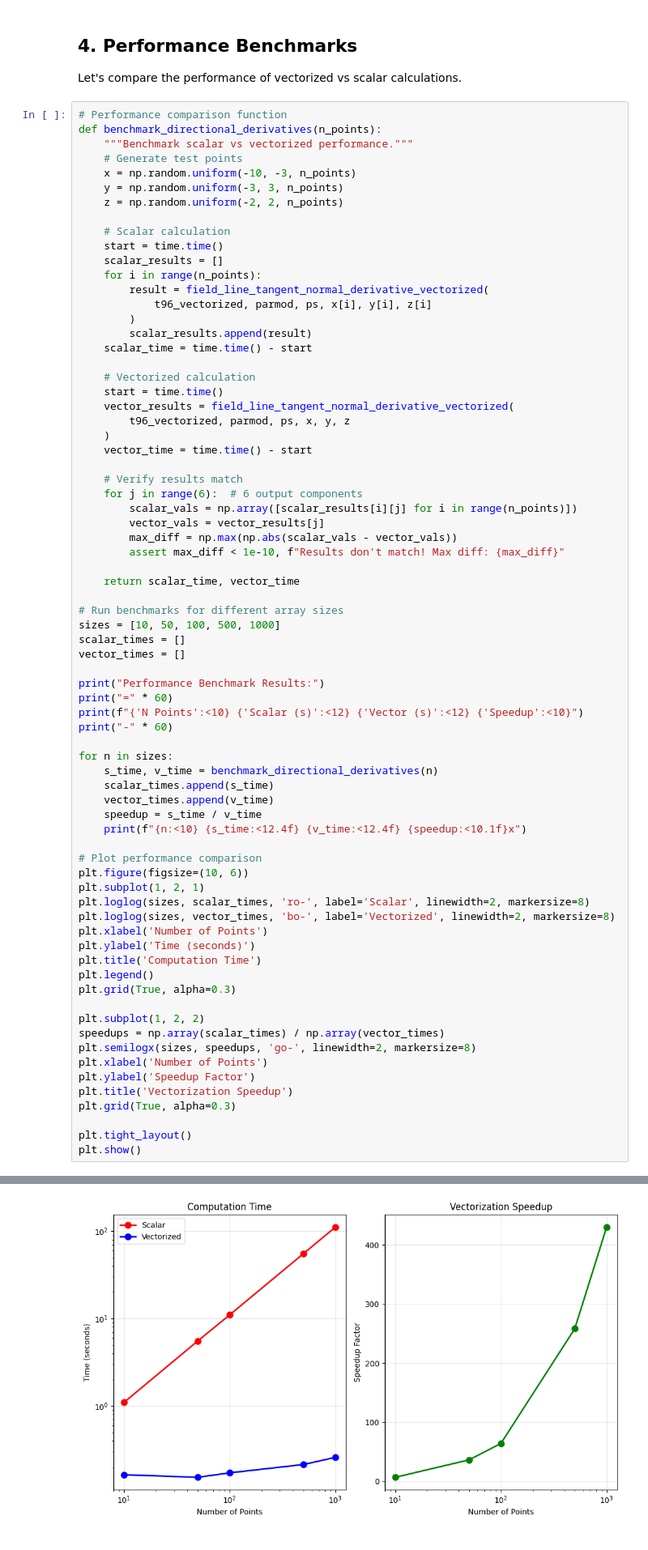
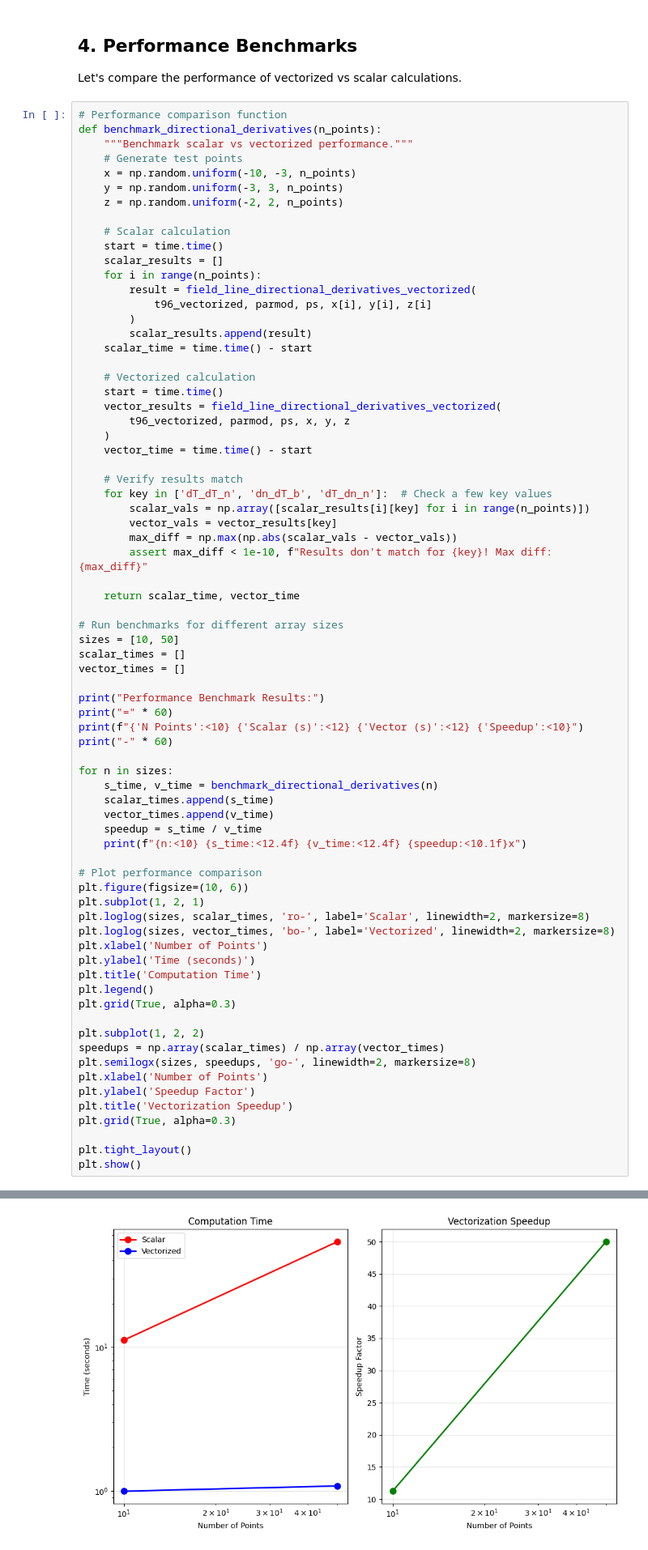
Before and after one commit to Butadiene/Mageometry, a Jupyter notebook: examples/notebooks/12_field_line_directional_derivatives_guide.ipynb, the cells around one changed output, grey strips where cells are left out. Shown at 81% size. Cells and saved outputs as stored; diff of their text form.

```diff
--- a/examples/notebooks/12_field_line_directional_derivatives_guide.ipynb
+++ b/examples/notebooks/12_field_line_directional_derivatives_guide.ipynb
@@ -309,7 +306,7 @@ def benchmark_directional_derivatives(n_points):
     start = time.time()
     scalar_results = []
     for i in range(n_points):
-        result = field_line_tangent_normal_derivative_vectorized(
+        result = field_line_directional_derivatives_vectorized(
             t96_vectorized, parmod, ps, x[i], y[i], z[i]
         )
         scalar_results.append(result)
@@ -317,22 +314,22 @@ def benchmark_directional_derivatives(n_points):
 
     # Vectorized calculation
     start = time.time()
-    vector_results = field_line_tangent_normal_derivative_vectorized(
+    vector_results = field_line_directional_derivatives_vectorized(
         t96_vectorized, parmod, ps, x, y, z
     )
     vector_time = time.time() - start
 
     # Verify results match
-    for j in range(6):  # 6 output components
-        scalar_vals = np.array([scalar_results[i][j] for i in range(n_points)])
-        vector_vals = vector_results[j]
+    for key in ['dT_dT_n', 'dn_dT_b', 'dT_dn_n']:  # Check a few key values
+        scalar_vals = np.array([scalar_results[i][key] for i in range(n_points)])
+        vector_vals = vector_results[key]
         max_diff = np.max(np.abs(scalar_vals - vector_vals))
-        assert max_diff < 1e-10, f"Results don't match! Max diff: {max_diff}"
+        assert max_diff < 1e-10, f"Results don't match for {key}! Max diff: {max_diff}"
 
     return scalar_time, vector_time
 
 # Run benchmarks for different array sizes
-sizes = [10, 50, 100, 500, 1000]
+sizes = [10, 50]
 scalar_times = []
 vector_times = []
 
@@ -382,4 +376,4 @@ N Points   Scalar (s)   Vector (s)   Speedup
-[figure, old version]
+[figure, new version]
 # %% [markdown]
 <a id='accuracy-validation'></a>
 ## 5. Accuracy Validation
```
Also changed, not shown: parts of 22 cells of this notebook, 23 other files.
